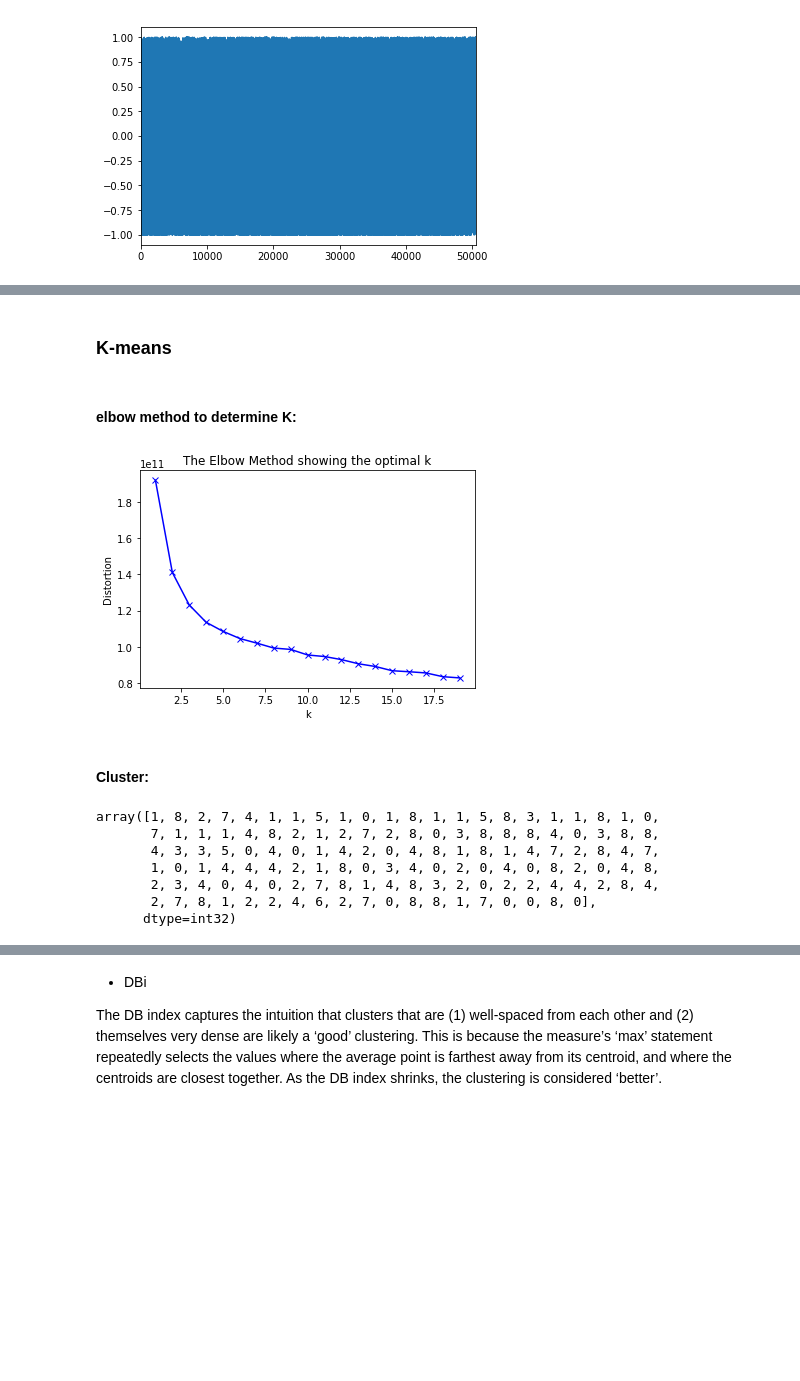
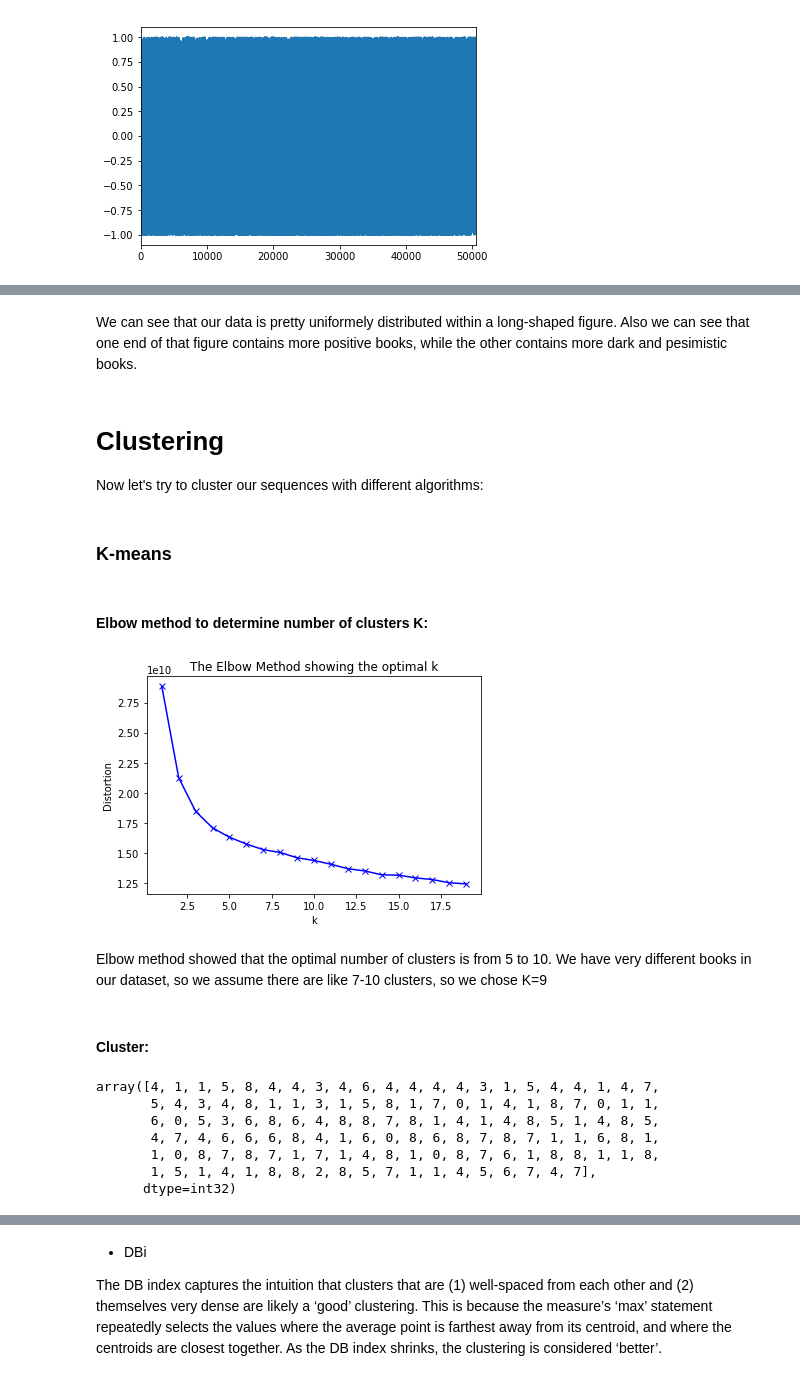
Before and after one commit to Marytem/Book2Sentiment, a Jupyter notebook: clustering.ipynb, the cells around one changed output, grey strips where cells are left out. Cells and saved outputs as stored; diff of their text form; code cells hidden in the pictures; blank space fills up the shorter version.

```diff
--- a/clustering.ipynb
+++ b/clustering.ipynb
@@ -125,7 +117,7 @@ __shrink data__
 # %%
 shrinked_books = []
 for book in smoothed_books.values.T:
-    shrinked_books.append(np.array([np.mean(arr) for arr in np.array_split(book, 2000)]))
+    shrinked_books.append(np.array([np.mean(arr) for arr in np.array_split(book, 1000)]))
 shrinked_books = np.array(shrinked_books)
 shrinked_books.shape
 # %% [output]
@@ -143,25 +161,28 @@ train_books_data.shape
+# %% [markdown]
+We can see that our data is pretty uniformely distributed within a long-shaped figure. Also we can see that one end of that figure contains more positive books, while the other contains more dark and pesimistic books.
+# %% [markdown]
+# Clustering
+
+Now let's try to cluster our sequences with different algorithms:
 # %% [markdown]
 ### K-means
 # %% [markdown]
-#### elbow method to determine K:
+#### Elbow method to determine number of clusters K:
 # %%
-from sklearn import metrics
-from scipy.spatial.distance import cdist
-import matplotlib.pyplot as plt
-
-# k means determine k
 distortions = []
 K = range(1,20)
 for k in K:
-    kmeanModel = KMeans(n_clusters=k).fit(train_books_data)
+    kmeanModel = cl.KMeans(n_clusters=k, n_jobs=-1).fit(train_books_data)
     kmeanModel.fit(train_books_data)
     distortions.append(sum(np.min(cdist(train_books_data, kmeanModel.cluster_centers_, 'euclidean'), axis=1)) / train_books_data.shape[0])
 
 # Plot the elbow
 plt.plot(K, distortions, 'bx-')
 plt.xlabel('k')
 plt.ylabel('Distortion')
 plt.title('The Elbow Method showing the optimal k')
 plt.show()
 # %% [output]
-[figure, old version]
+[figure, new version]
+# %% [markdown]
+Elbow method showed that the optimal number of clusters is from 5 to 10. We have very different books in our dataset, so we assume there are like 7-10 clusters, so we chose K=9
@@ -168,16 +191,16 @@ plt.show()
 # %% [markdown]
 #### Cluster:
 # %%
-kmeans = KMeans(n_clusters=9, random_state=0, ).fit(train_books_data)
+kmeans = cl.KMeans(n_clusters=K, random_state=0, n_jobs=-1).fit(train_books_data)
 kmeans_pred = kmeans.predict(train_books_data)
 kmeans_pred
 # %% [output]
-array([1, 8, 2, 7, 4, 1, 1, 5, 1, 0, 1, 8, 1, 1, 5, 8, 3, 1, 1, 8, 1, 0,
-       7, 1, 1, 1, 4, 8, 2, 1, 2, 7, 2, 8, 0, 3, 8, 8, 8, 4, 0, 3, 8, 8,
-       4, 3, 3, 5, 0, 4, 0, 1, 4, 2, 0, 4, 8, 1, 8, 1, 4, 7, 2, 8, 4, 7,
-       1, 0, 1, 4, 4, 4, 2, 1, 8, 0, 3, 4, 0, 2, 0, 4, 0, 8, 2, 0, 4, 8,
-       2, 3, 4, 0, 4, 0, 2, 7, 8, 1, 4, 8, 3, 2, 0, 2, 2, 4, 4, 2, 8, 4,
-       2, 7, 8, 1, 2, 2, 4, 6, 2, 7, 0, 8, 8, 1, 7, 0, 0, 8, 0],
+array([4, 1, 1, 5, 8, 4, 4, 3, 4, 6, 4, 4, 4, 4, 3, 1, 5, 4, 4, 1, 4, 7,
+       5, 4, 3, 4, 8, 1, 1, 3, 1, 5, 8, 1, 7, 0, 1, 4, 1, 8, 7, 0, 1, 1,
+       6, 0, 5, 3, 6, 8, 6, 4, 8, 8, 7, 8, 1, 4, 1, 4, 8, 5, 1, 4, 8, 5,
+       4, 7, 4, 6, 6, 6, 8, 4, 1, 6, 0, 8, 6, 8, 7, 8, 7, 1, 1, 6, 8, 1,
+       1, 0, 8, 7, 8, 7, 1, 7, 1, 4, 8, 1, 0, 8, 7, 6, 1, 8, 8, 1, 1, 8,
+       1, 5, 1, 4, 1, 8, 8, 2, 8, 5, 7, 1, 1, 4, 5, 6, 7, 4, 7],
       dtype=int32)
 # %%
 kmeans.cluster_centers_
```
Also changed, not shown: parts of 85 cells of this notebook.
